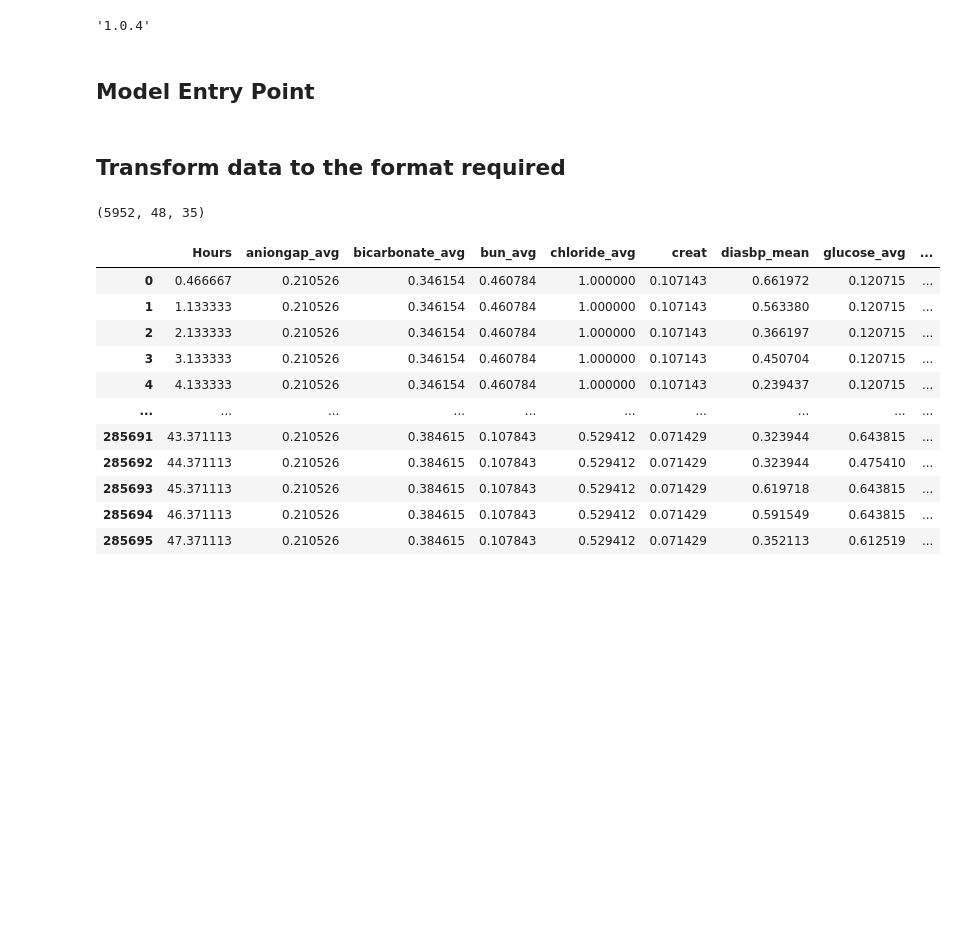
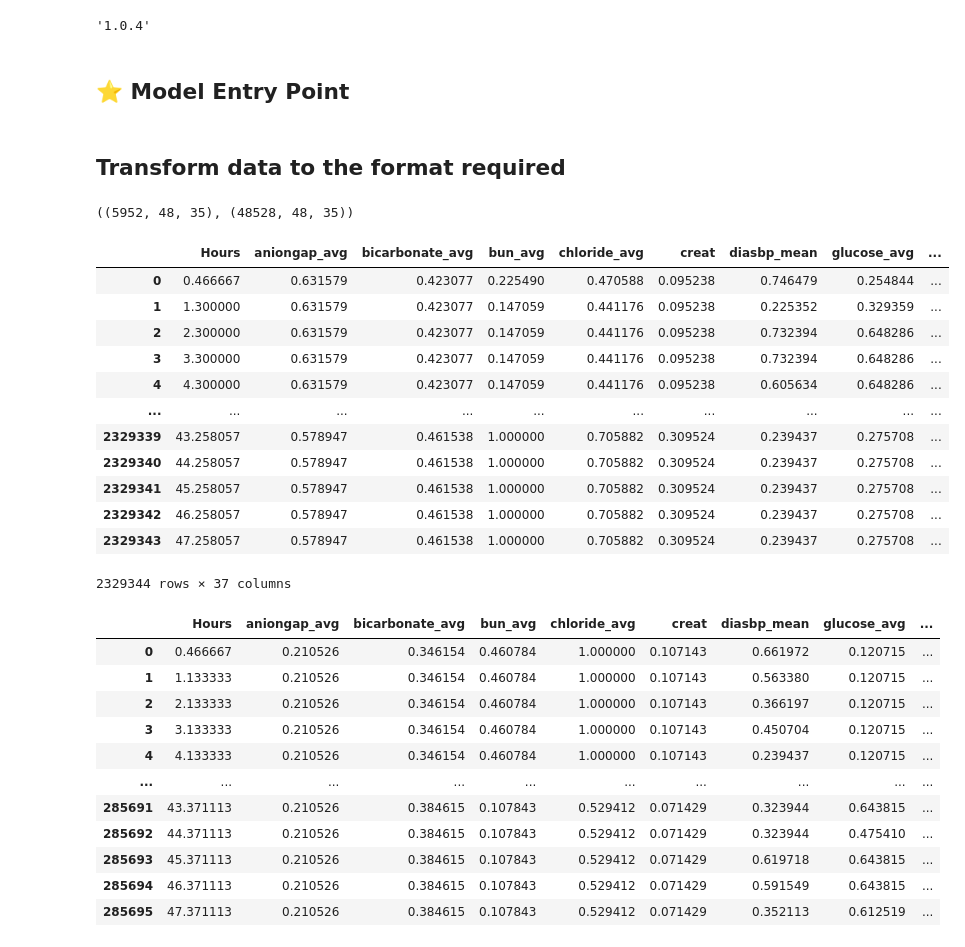
Before and after one commit to charicf/DoctorDisease2.0_AKI, a Jupyter notebook: ml_model/Explainability.ipynb, the cells around one changed output. Cells and saved outputs as stored; diff of their text form; code cells hidden in the pictures; blank space fills up the shorter version.

```diff
--- a/ml_model/Explainability.ipynb
+++ b/ml_model/Explainability.ipynb
@@ -262,0 +281,9 @@ model = model.to(device)
+# %%
+# load
+train_dataset = torch.load('train_dataset.pth')
+train_dl = torch.load('train_dataloader.pth')
+test_dataset = torch.load('test_dataset.pth')
+test_dl = torch.load('test_dl.pth')
+feat_size = test_dataset.data.shape[-1]
+
+model = load_model()
@@ -288,7 +324,7 @@ __version__
 # %% [output]
 '1.0.4'
 # %% [markdown]
-## Model Entry Point
+## ⭐ Model Entry Point
 # %%
 from timeshap.wrappers import TorchModelWrapper
 model_wrapped = TorchModelWrapper(model)
@@ -296,9 +332,28 @@ f_hs = lambda x, y=None: model_wrapped.predict_last_hs(x, y)
 # %% [markdown]
 ## Transform data to the format required
 # %%
-test_dataset.data.shape
+test_dataset.data.shape, train_dataset.data.shape
 # %% [output]
-(5952, 48, 35)
+((5952, 48, 35), (48528, 48, 35))
+# %%
+df_traindata = pd.DataFrame(train_dataset.data.reshape(-1, train_dataset.data.shape[-1]), columns=train_dataset.features)
+df_traindata['instance'] = np.repeat(np.arange(len(train_dataset)), train_dataset.data.shape[1])
+df_traindata['label'] = np.repeat(train_dataset.y, train_dataset.data.shape[1])
+df_traindata
+# %% [output]
+|  | Hours | aniongap_avg | bicarbonate_avg | bun_avg | chloride_avg | creat | diasbp_mean | glucose_avg | ... |
+| 0 | 0.466667 | 0.631579 | 0.423077 | 0.225490 | 0.470588 | 0.095238 | 0.746479 | 0.254844 | ... |
+| 1 | 1.300000 | 0.631579 | 0.423077 | 0.147059 | 0.441176 | 0.095238 | 0.225352 | 0.329359 | ... |
+| 2 | 2.300000 | 0.631579 | 0.423077 | 0.147059 | 0.441176 | 0.095238 | 0.732394 | 0.648286 | ... |
+| 3 | 3.300000 | 0.631579 | 0.423077 | 0.147059 | 0.441176 | 0.095238 | 0.732394 | 0.648286 | ... |
+| 4 | 4.300000 | 0.631579 | 0.423077 | 0.147059 | 0.441176 | 0.095238 | 0.605634 | 0.648286 | ... |
+| ... | ... | ... | ... | ... | ... | ... | ... | ... | ... |
+| 2329339 | 43.258057 | 0.578947 | 0.461538 | 1.000000 | 0.705882 | 0.309524 | 0.239437 | 0.275708 | ... |
+| 2329340 | 44.258057 | 0.578947 | 0.461538 | 1.000000 | 0.705882 | 0.309524 | 0.239437 | 0.275708 | ... |
+| 2329341 | 45.258057 | 0.578947 | 0.461538 | 1.000000 | 0.705882 | 0.309524 | 0.239437 | 0.275708 | ... |
+| 2329342 | 46.258057 | 0.578947 | 0.461538 | 1.000000 | 0.705882 | 0.309524 | 0.239437 | 0.275708 | ... |
+| 2329343 | 47.258057 | 0.578947 | 0.461538 | 1.000000 | 0.705882 | 0.309524 | 0.239437 | 0.275708 | ... |
+2329344 rows × 37 columns
 # %%
 df_testdata = pd.DataFrame(test_dataset.data.reshape(-1, test_dataset.data.shape[-1]), columns=test_dataset.features)
 df_testdata['instance'] = np.repeat(np.arange(len(test_dataset)), test_dataset.data.shape[1])
```
Also changed, not shown: parts of 62 cells of this notebook.
